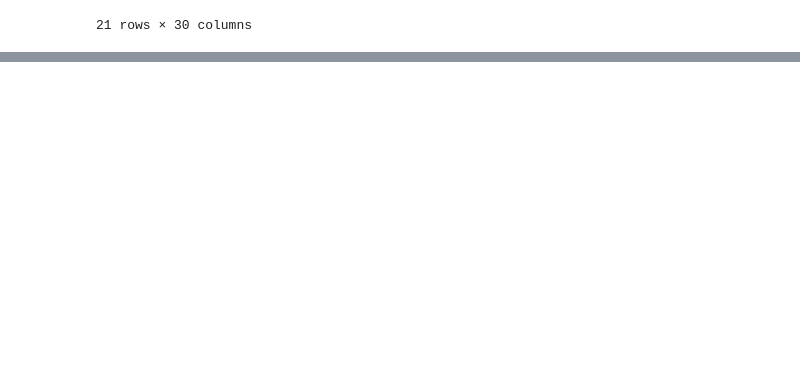
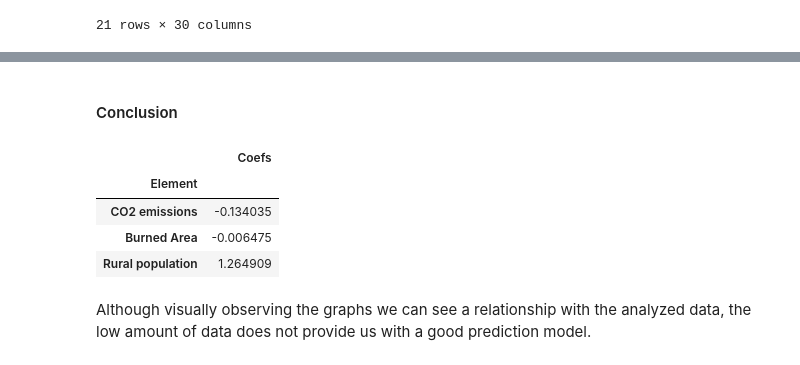
Before and after one commit to thyall/Poverty-and-hunger-in-India-in-correlation-with-the-environment, a Jupyter notebook: Poverty and hunger in India in correlation with the environment.ipynb, the cells around one changed output, grey strips where cells are left out. Saved outputs shown, nothing was run; the diff lists cells and outputs as text; code cells hidden in the pictures; blank space fills up the shorter version.

```diff
--- a/Poverty and hunger in India in correlation with the environment.ipynb
+++ b/Poverty and hunger in India in correlation with the environment.ipynb
@@ -295,0 +301,2 @@ sns.pairplot(pivot_burned)
+# %%
+X = newdf[['CO2 emissions', 'Burned Area', 'Rural population']]
@@ -295,0 +305,2 @@ sns.pairplot(pivot_burned)
+# %%
+X_train, X_test, y_train,y_test =train_test_split(X, y, test_size=0.3,random_state=101)
@@ -295,0 +311,4 @@ sns.pairplot(pivot_burned)
+# %%
+lm = LinearRegression()
+# %%
+lm.fit(X_train, y_train)
@@ -295,0 +351,13 @@ sns.pairplot(pivot_burned)
+# %% [markdown]
+#### Conclusion
+# %%
+coef = pd.DataFrame(lm.coef_, X.columns, columns=['Coefs'])
+coef
+# %% [output]
+|  | Coefs |
+| Element |  |
+| CO2 emissions | -0.134035 |
+| Burned Area | -0.006475 |
+| Rural population | 1.264909 |
+# %% [markdown]
+Although visually observing the graphs we can see a relationship with the analyzed data, the low amount of data does not provide us with a good prediction model.
```
Also changed, not shown: parts of 18 cells of this notebook, 1 other file.
